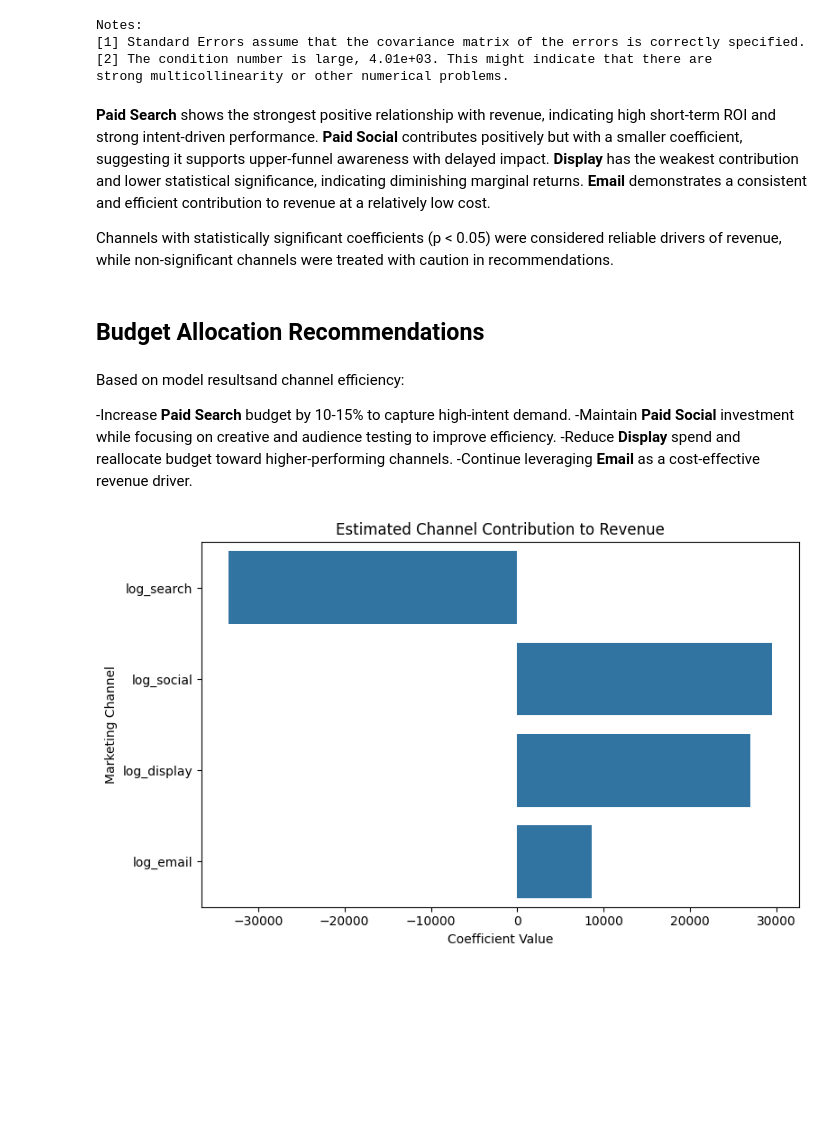
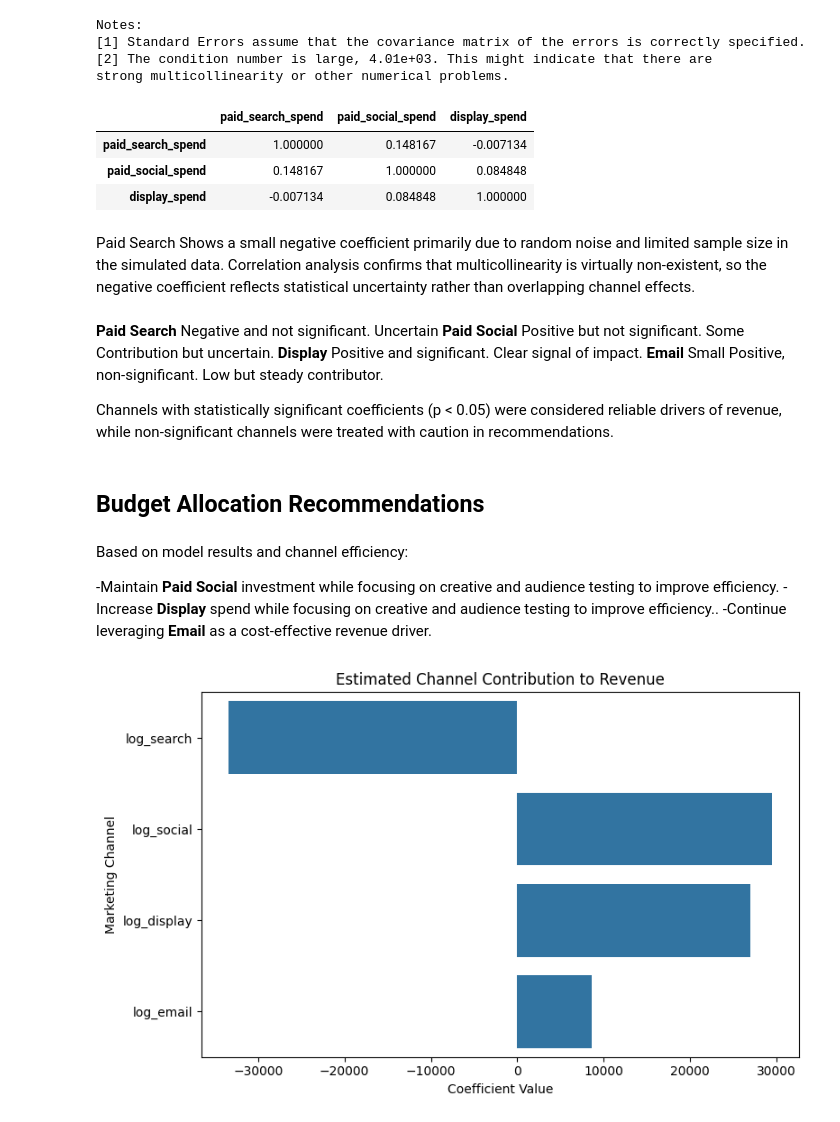
Before and after one commit to Antoni0Stark/media-mix-modeling-ecommerce, a Jupyter notebook: notebooks/01_mmm_analysis.ipynb, the cells around one changed output. Cells and saved outputs as stored; diff of their text form; code cells hidden in the pictures; blank space fills up the shorter version.

```diff
--- a/notebooks/01_mmm_analysis.ipynb
+++ b/notebooks/01_mmm_analysis.ipynb
@@ -89,21 +89,29 @@ Notes:
 [1] Standard Errors assume that the covariance matrix of the errors is correctly specified.
 [2] The condition number is large, 4.01e+03. This might indicate that there are
 strong multicollinearity or other numerical problems.
+# %%
+df[["paid_search_spend", "paid_social_spend", "display_spend"]].corr()
+# %% [output]
+|  | paid_search_spend | paid_social_spend | display_spend |
+| paid_search_spend | 1.000000 | 0.148167 | -0.007134 |
+| paid_social_spend | 0.148167 | 1.000000 | 0.084848 |
+| display_spend | -0.007134 | 0.084848 | 1.000000 |
+# %% [markdown]
+Paid Search Shows a small negative coefficient primarily due to random noise and limited sample size in the simulated data. Correlation analysis confirms that multicollinearity is virtually non-existent, so the negative coefficient reflects statistical uncertainty rather than overlapping channel effects.
 # %% [markdown]
-**Paid Search** shows the strongest positive relationship with revenue, indicating high short-term ROI and strong intent-driven performance.
-**Paid Social** contributes positively but with a smaller coefficient, suggesting it supports upper-funnel awareness with delayed impact.
-**Display** has the weakest contribution and lower statistical significance, indicating diminishing marginal returns.
-**Email** demonstrates a consistent and efficient contribution to revenue at a relatively low cost.
+**Paid Search** Negative and not significant. Uncertain
+**Paid Social** Positive but not significant. Some Contribution but uncertain.
+**Display** Positive and significant. Clear signal of impact.
+**Email** Small Positive, non-significant. Low but steady contributor.
 
 Channels with statistically significant coefficients (p < 0.05) were considered reliable drivers of revenue, while non-significant channels were treated with caution in recommendations.
 # %% [markdown]
 ## Budget Allocation Recommendations
 # %% [markdown]
-Based on model resultsand channel efficiency:
+Based on model results and channel efficiency:
 
--Increase **Paid Search** budget by 10-15% to capture high-intent demand.
 -Maintain **Paid Social** investment while focusing on creative and audience testing to improve efficiency.
--Reduce **Display** spend and reallocate budget toward higher-performing channels.
+-Increase **Display** spend while focusing on creative and audience testing to improve efficiency..
 -Continue leveraging **Email** as a cost-effective revenue driver.
 # %%
 import matplotlib.pyplot as plt
```
Also changed, not shown: parts of 1 cell of this notebook.
